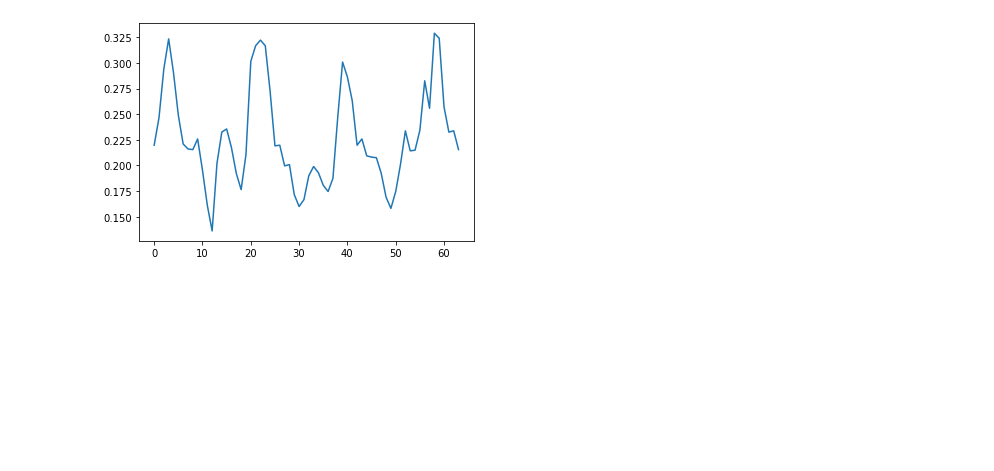
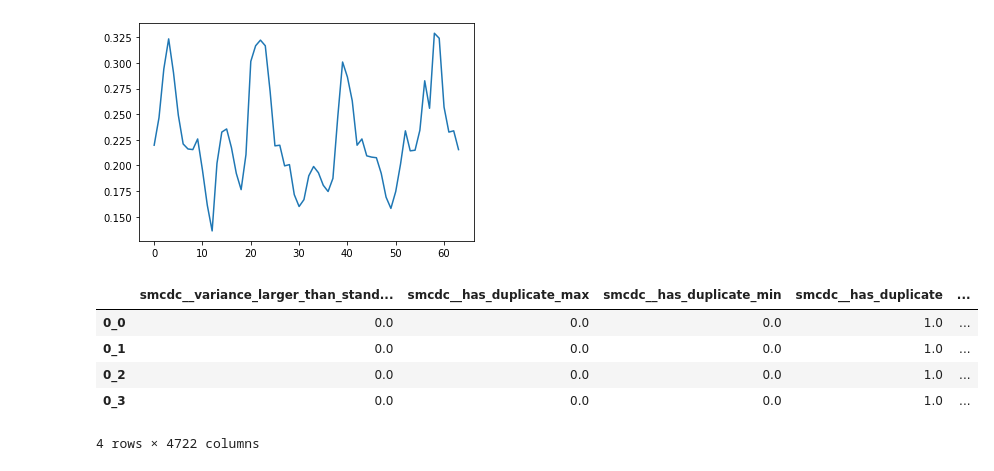
Before and after one commit to tvhahn/tspipe, a Jupyter notebook: notebooks/1.1-milling-tsfresh-example.ipynb, the cells around one changed output. Saved outputs shown, nothing was run; the diff lists cells and outputs as text; code cells hidden in the pictures; blank space fills up the shorter version.

```diff
--- a/notebooks/1.1-milling-tsfresh-example.ipynb
+++ b/notebooks/1.1-milling-tsfresh-example.ipynb
@@ -79,3 +79,15 @@ plt.plot(df[df['cut_id']=='0_0']['ae_spindle'])
 # %% [output]
 [<matplotlib.lines.Line2D at 0x...>]
 [figure]
+# %%
+# try standard default features
+extracted_features = extract_features(df, column_id="cut_id", column_sort="time")
+# %%
+extracted_features.head()
+# %% [output]
+|  | smcdc__variance_larger_than_stand... | smcdc__has_duplicate_max | smcdc__has_duplicate_min | smcdc__has_duplicate | ... |
+| 0_0 | 0.0 | 0.0 | 0.0 | 1.0 | ... |
+| 0_1 | 0.0 | 0.0 | 0.0 | 1.0 | ... |
+| 0_2 | 0.0 | 0.0 | 0.0 | 1.0 | ... |
+| 0_3 | 0.0 | 0.0 | 0.0 | 1.0 | ... |
+4 rows × 4722 columns
```
Also changed, not shown: parts of 3 cells of this notebook, 1 other file.
